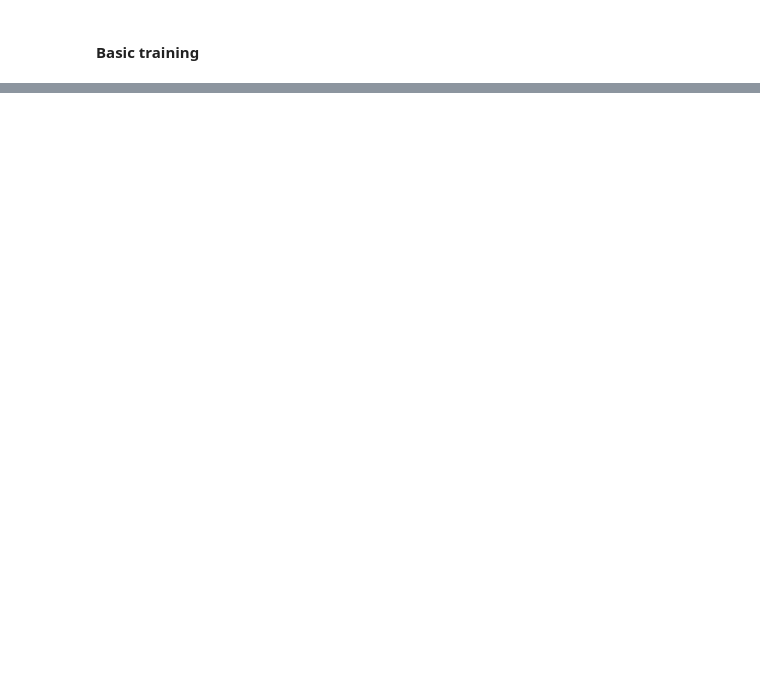
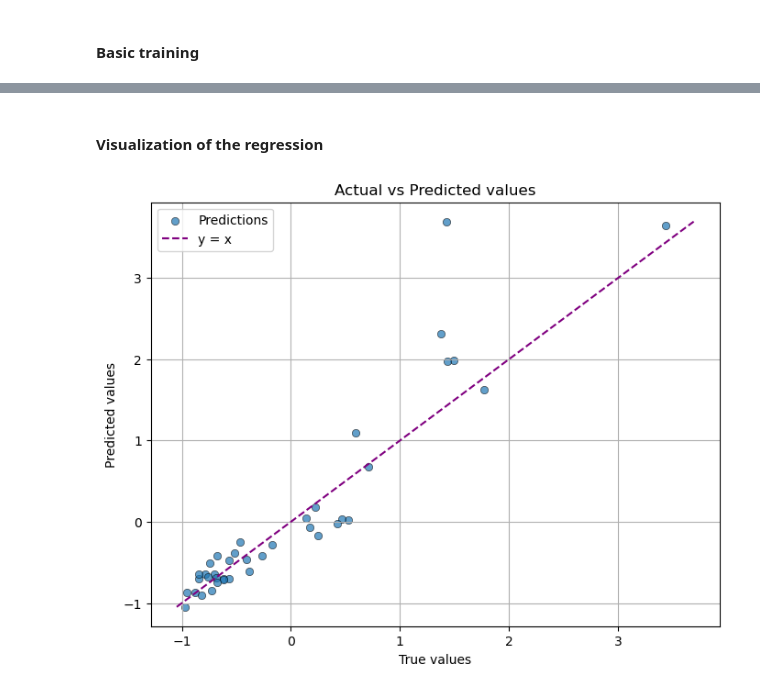
Before and after one commit to abid-sara/Automobile, a Jupyter notebook: notebooks/knn.ipynb, the cells around one changed output, grey strips where cells are left out. Drawn from its saved outputs; the diff is of its cells as text; code cells hidden in the pictures; blank space fills up the shorter version.

```diff
--- a/notebooks/knn.ipynb
+++ b/notebooks/knn.ipynb
@@ -25,0 +107,23 @@ KNeighborsRegressor(metric='euclidean')
+# %%
+from skopt.space import Integer, Categorical
+
+search_space = {
+    'n_neighbors': Integer(1, 50),
+    'weights': ['distance'],   #because of the presence of outliers let's choose weighted knn
+    'metric': ['euclidean', 'manhattan'],
+}
+# %%
+bayes_search = BayesSearchCV(
+    knn_regressor,
+    search_space,
+    n_iter=20,
+    cv=5,   # 10-fold cross-validation
+    scoring='neg_mean_absolute_error',
+    n_jobs=-1,
+    random_state=42,
+    return_train_score=True
+)
+
+bayes_search.fit(X_train, y_train)
+
+print("Best Parameters setup:", bayes_search.best_params_)
@@ -25,0 +139,3 @@ KNeighborsRegressor(metric='euclidean')
+# %%
+knn_regressor2 = KNeighborsRegressor(n_neighbors=4, metric="manhattan",weights="distance")
+knn_regressor2.fit(X_train, y_train)
@@ -25,0 +146,4 @@ KNeighborsRegressor(metric='euclidean')
+# %%
+knn_predict2 = knn_regressor2.predict(X_test)
+
+regression_report(knn_predict2, y_test)
@@ -25,0 +159,6 @@ KNeighborsRegressor(metric='euclidean')
+# %% [markdown]
+#### Visualization of the regression
+# %%
+plot_actual_predicted(knn_predict2, y_test)
+# %% [output]
+[figure, added]
```
Also changed, not shown: parts of 26 cells of this notebook, 1 other file.
